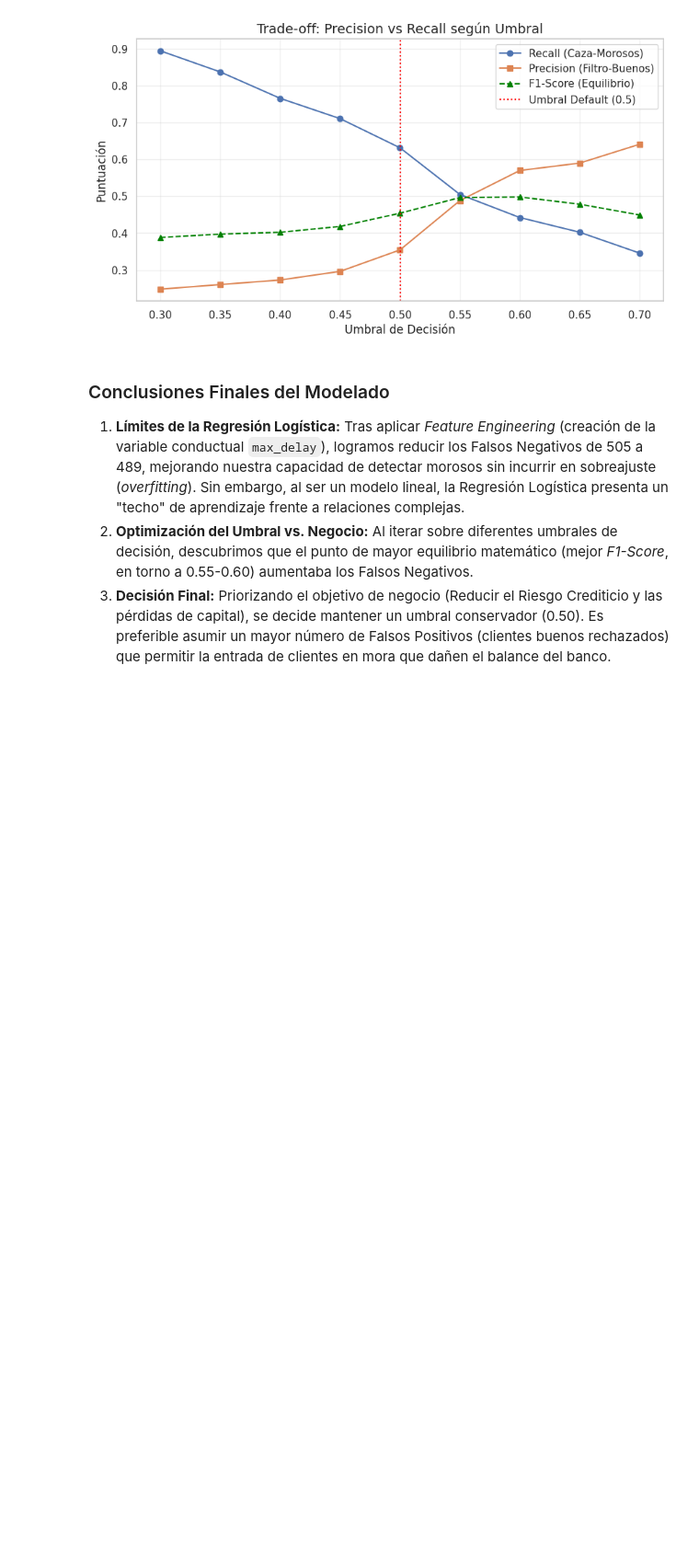
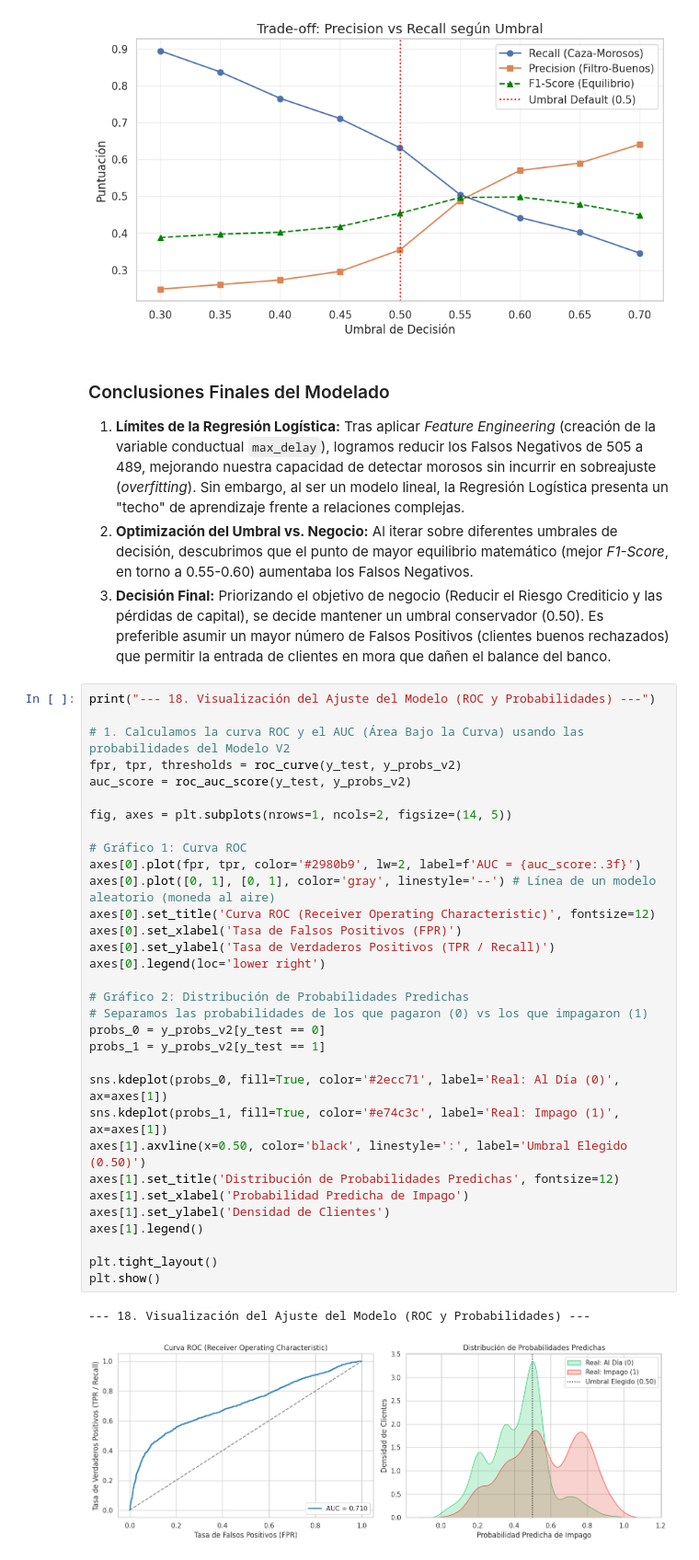
Before and after one commit to Emanuel-TC/preparacion_limpieza_datos, a Jupyter notebook: notebook_principal.ipynb, the cells around one changed output. Shown at 92% size. Drawn from its saved outputs; the diff is of its cells as text; blank space fills up the shorter version.

Commit message:
[docs]Conclusiones finales de curva roc y ajuste agregadas al notebook y readme

```diff
--- a/notebook_principal.ipynb
+++ b/notebook_principal.ipynb
@@ -811,3 +811,38 @@ plt.show()
 1. **Límites de la Regresión Logística:** Tras aplicar *Feature Engineering* (creación de la variable conductual `max_delay`), logramos reducir los Falsos Negativos de 505 a 489, mejorando nuestra capacidad de detectar morosos sin incurrir en sobreajuste (*overfitting*). Sin embargo, al ser un modelo lineal, la Regresión Logística presenta un "techo" de aprendizaje frente a relaciones complejas.
 2. **Optimización del Umbral vs. Negocio:** Al iterar sobre diferentes umbrales de decisión, descubrimos que el punto de mayor equilibrio matemático (mejor *F1-Score*, en torno a 0.55-0.60) aumentaba los Falsos Negativos.
 3. **Decisión Final:** Priorizando el objetivo de negocio (Reducir el Riesgo Crediticio y las pérdidas de capital), se decide mantener un umbral conservador (0.50). Es preferible asumir un mayor número de Falsos Positivos (clientes buenos rechazados) que permitir la entrada de clientes en mora que dañen el balance del banco.
+# %%
+print("--- 18. Visualización del Ajuste del Modelo (ROC y Probabilidades) ---")
+
+# 1. Calculamos la curva ROC y el AUC (Área Bajo la Curva) usando las probabilidades del Modelo V2
+fpr, tpr, thresholds = roc_curve(y_test, y_probs_v2)
+auc_score = roc_auc_score(y_test, y_probs_v2)
+
+fig, axes = plt.subplots(nrows=1, ncols=2, figsize=(14, 5))
+
+# Gráfico 1: Curva ROC
+axes[0].plot(fpr, tpr, color='#2980b9', lw=2, label=f'AUC = {auc_score:.3f}')
+axes[0].plot([0, 1], [0, 1], color='gray', linestyle='--') # Línea de un modelo aleatorio (moneda al aire)
+axes[0].set_title('Curva ROC (Receiver Operating Characteristic)', fontsize=12)
+axes[0].set_xlabel('Tasa de Falsos Positivos (FPR)')
+axes[0].set_ylabel('Tasa de Verdaderos Positivos (TPR / Recall)')
+axes[0].legend(loc='lower right')
+
+# Gráfico 2: Distribución de Probabilidades Predichas
+# Separamos las probabilidades de los que pagaron (0) vs los que impagaron (1)
+probs_0 = y_probs_v2[y_test == 0]
+probs_1 = y_probs_v2[y_test == 1]
+
+sns.kdeplot(probs_0, fill=True, color='#2ecc71', label='Real: Al Día (0)', ax=axes[1])
+sns.kdeplot(probs_1, fill=True, color='#e74c3c', label='Real: Impago (1)', ax=axes[1])
+axes[1].axvline(x=0.50, color='black', linestyle=':', label='Umbral Elegido (0.50)')
+axes[1].set_title('Distribución de Probabilidades Predichas', fontsize=12)
+axes[1].set_xlabel('Probabilidad Predicha de Impago')
+axes[1].set_ylabel('Densidad de Clientes')
+axes[1].legend()
+
+plt.tight_layout()
+plt.show()
+# %% [output]
+--- 18. Visualización del Ajuste del Modelo (ROC y Probabilidades) ---
+[figure, added]
```
Also changed, not shown: parts of 2 cells of this notebook, 1 other file.
